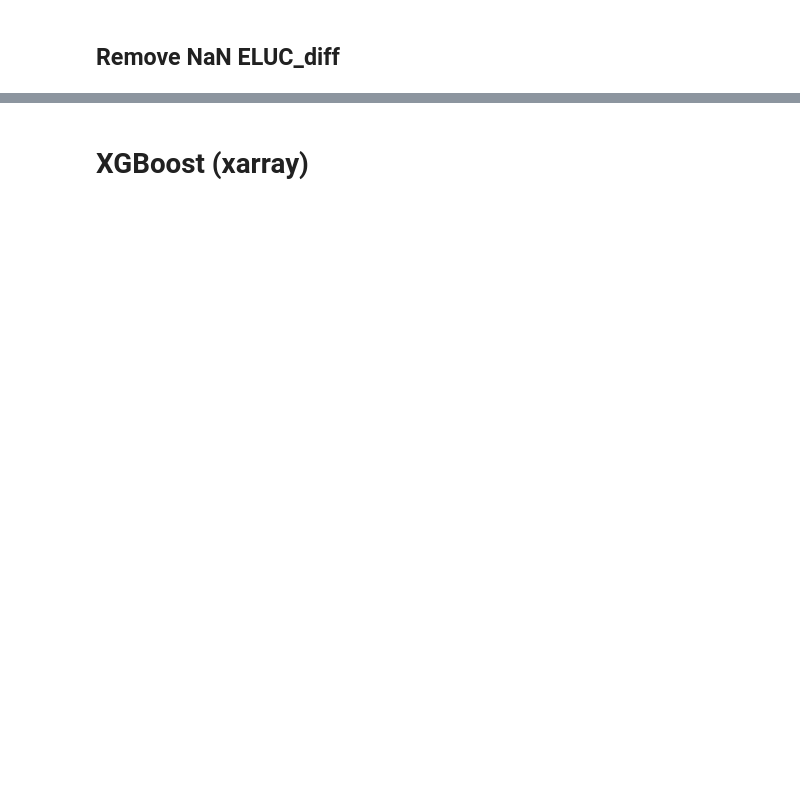
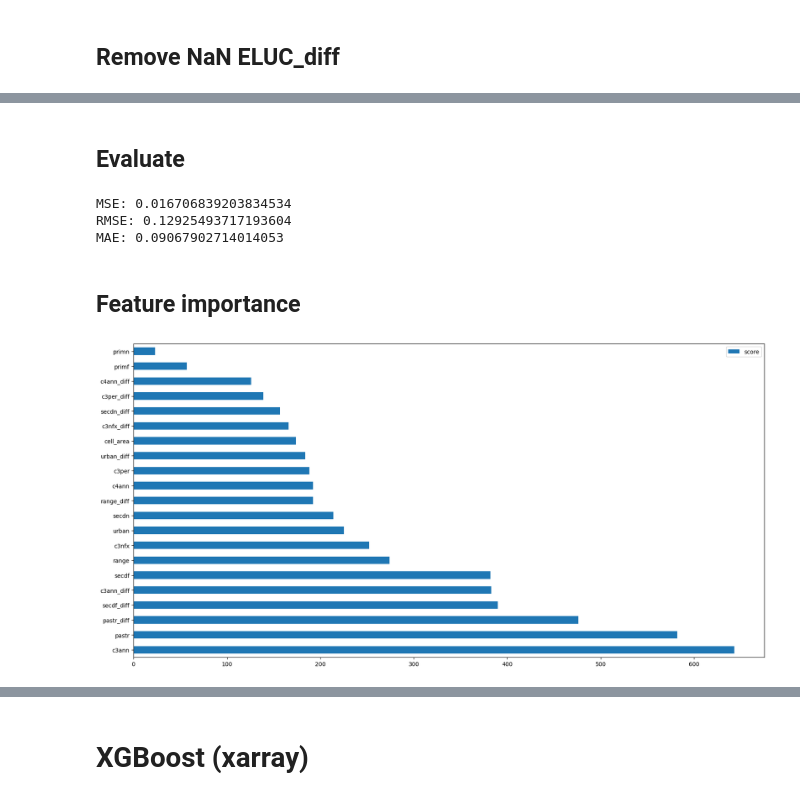
Before and after one commit to Project-Resilience/mvp, a Jupyter notebook: model/ELUC_xgboost_predictor.ipynb, the cells around one changed output, grey strips where cells are left out. Saved outputs shown, nothing was run; the diff lists cells and outputs as text; code cells hidden in the pictures; blank space fills up the shorter version.

Commit message:
Train a UK and a Brazil predictor and compare

```diff
--- a/model/ELUC_xgboost_predictor.ipynb
+++ b/model/ELUC_xgboost_predictor.ipynb
@@ -50,0 +163,21 @@ ds = ds.where(~mask, drop=True)
+# %%
+def create_country_dataset(ds, country_nb, last_train_year):
+    train_da = ds.where(ds.country == country_nb, drop=True).where(ds.time <= last_train_year, drop=True)
+    test_da = ds.where(ds.country == country_nb,  drop=True).where(ds.time > last_train_year, drop=True)
+    # Extract features and target variable from the training dataset
+    X_train = train_da[FEATURES]
+    y_train = train_da[LABEL]
+    # Extract features and target variable from the test dataset
+    X_test = test_da[FEATURES]
+    y_test = test_da[LABEL]
+
+    # Convert to Pandas dataframe
+    X_train_df = convert_to_dataframe(X_train)
+    y_train_df = convert_to_dataframe(y_train)
+    X_test_df = convert_to_dataframe(X_test)
+    y_test_df = convert_to_dataframe(y_test)
+
+    return {"Train": {"X": X_train_df,
+                      "y": y_train_df},
+            "Test": {"X": X_test_df,
+                      "y": y_test_df}}
@@ -50,0 +197,8 @@ ds = ds.where(~mask, drop=True)
+# %%
+def plot_feature_importance(predictor):
+    feature_important = predictor.get_booster().get_score(importance_type='weight')
+    keys = list(feature_important.keys())
+    values = list(feature_important.values())
+
+    feature_importance_df = pd.DataFrame(data=values, index=keys, columns=["score"]).sort_values(by = "score", ascending=False)
+    feature_importance_df.nlargest(40, columns="score").plot(kind='barh', figsize = (20,10)) ## plot top 40 features
@@ -88,5 +245,2 @@ y_train = train_da['ELUC']
 # %%
-# Extract features and target variable from the test dataset
-X_test = test_da[features]
-# y_test = test_da['ELUC_diff']
-y_test = test_da['ELUC']
+uk_dfs = create_country_dataset(ds, 143, 2007)
@@ -111,0 +258,4 @@ np.isnan(y_test.values)
+# %%
+%%time
+uk_predictor = xgb.XGBRegressor()
+uk_predictor.fit(uk_dfs["Train"]["X"][FEATURES], uk_dfs["Train"]["y"][LABEL])
@@ -111,0 +276,14 @@ np.isnan(y_test.values)
+# %% [markdown]
+## Evaluate
+# %%
+evaluate_predictor(uk_predictor, uk_dfs)
+# %% [output]
+MSE: 0.016706839203834534
+RMSE: 0.12925493717193604
+MAE: 0.09067902714014053
+# %% [markdown]
+## Feature importance
+# %%
+plot_feature_importance(uk_predictor)
+# %% [output]
+[figure, added]
```
Also changed, not shown: parts of 75 cells of this notebook.
